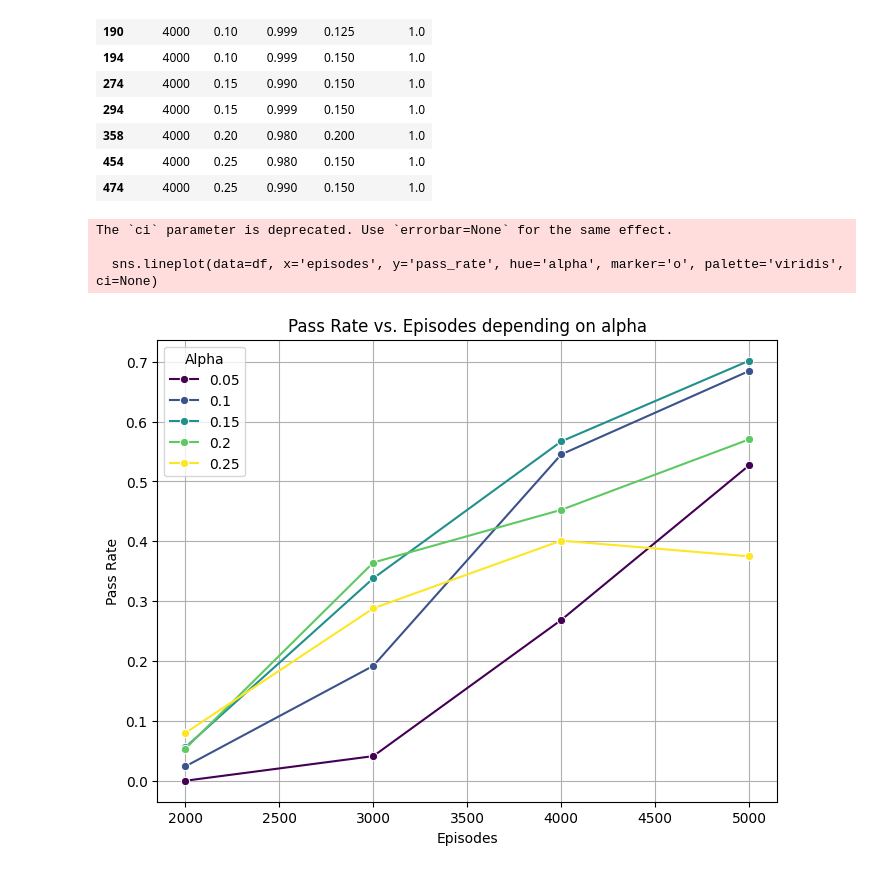
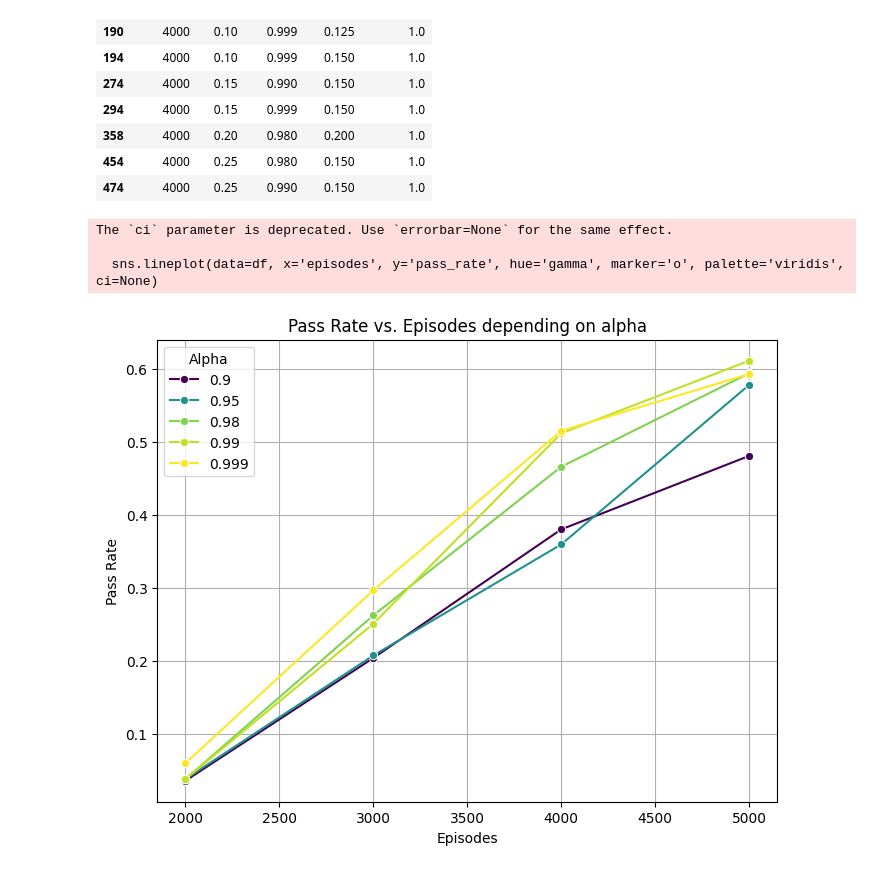
Before and after one commit to maltewtf/rl_project, a Jupyter notebook: notbook.ipynb, the cells around one changed output. Drawn from its saved outputs; the diff is of its cells as text; code cells hidden in the pictures.

Commit message:
graphs and shit

```diff
--- a/notbook.ipynb
+++ b/notbook.ipynb
@@ -47,20 +47,20 @@ filtered_best
 # %%
 import pandas as pd
 import matplotlib.pyplot as plt
 import seaborn as sns
 
 
 plt.figure(figsize=(8, 6))
-sns.lineplot(data=df, x='episodes', y='pass_rate', hue='gamma', marker='o', palette='viridis', ci=None)
+sns.lineplot(data=df, x='episodes', y='pass_rate', hue='alpha', marker='o', palette='viridis', ci=None)
 
 plt.xlabel('Episodes')
 plt.ylabel('Pass Rate')
 plt.title('Pass Rate vs. Episodes depending on alpha')
 plt.legend(title='Alpha')
 plt.grid(True)
 plt.show()
 # %% [output]
 The `ci` parameter is deprecated. Use `errorbar=None` for the same effect.
 
-  sns.lineplot(data=df, x='episodes', y='pass_rate', hue='alpha', marker='o', palette='viridis', ci=None)
+  sns.lineplot(data=df, x='episodes', y='pass_rate', hue='gamma', marker='o', palette='viridis', ci=None)
-[figure, old version]
+[figure, new version]
```
Also changed, not shown: parts of 1 cell of this notebook.
